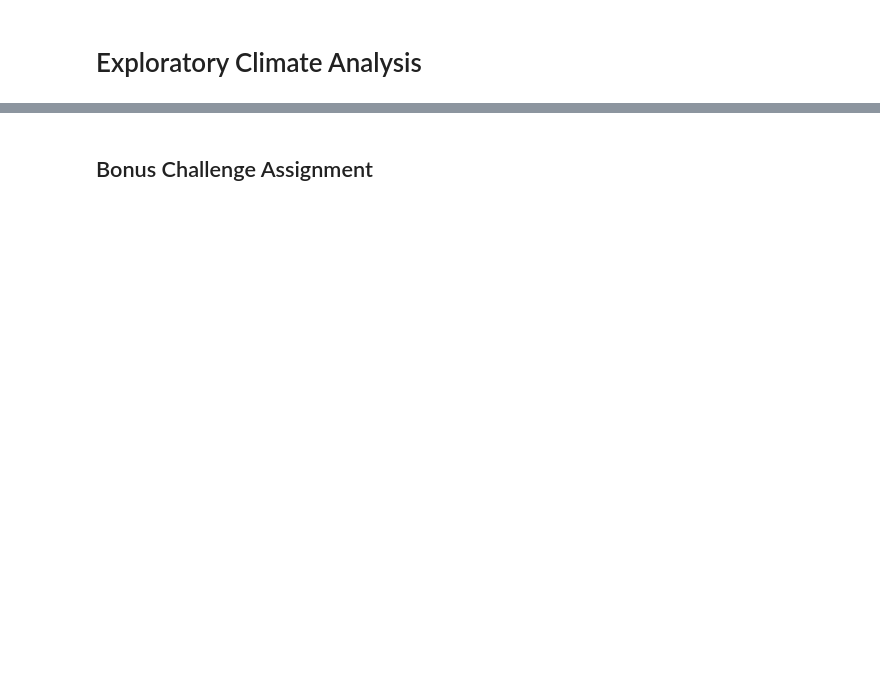
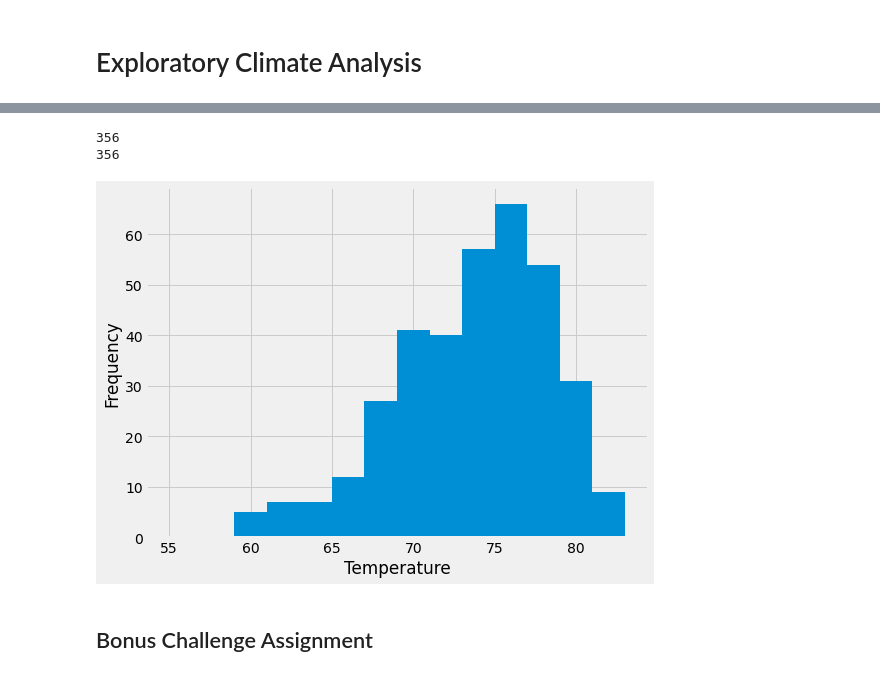
Before and after one commit to travisb98/Climate_Analysis, a Jupyter notebook: climate.ipynb, the cells around one changed output, grey strips where cells are left out. Drawn from its saved outputs; the diff is of its cells as text; code cells hidden in the pictures; blank space fills up the shorter version.

```diff
--- a/climate.ipynb
+++ b/climate.ipynb
@@ -131,34 +171,39 @@ station_summary_df
 # %%
 # Choose the station with the highest number of temperature observations.
 top_station=station_summary_df["station"][0]
 # Query the last 12 months of temperature observation data for this station and plot the results as a histogram
 
 ### find the first and last date we'll be plotting
-#######do i need to change this to filter for the top station id????
-top_last_date = dt.datetime.strptime(session.query(mt.date,mt.tobs).order_by(mt.date.desc()).first()[0],'%Y-%m-%d')
+top_last_date = dt.datetime.strptime(session.query(mt.date,mt.tobs).filter(mt.station==top_station).order_by(mt.date.desc()).first()[0],'%Y-%m-%d')
+
+
 top_first_date = top_last_date - dt.timedelta(days=365)
 
 
 ##### using the first and last date for the top station, query the temp data
 
 top_station_temps_df=pd.DataFrame(session.query(mt.date,mt.tobs).filter(mt.station==top_station,mt.date>top_first_date).all())
 ###making the date he index
 top_station_temps_df.set_index('date',inplace=True)
 
 
 print(len(top_station_temps_df))
 top_station_temps_df.dropna(inplace=True)
 
 
 
 bin=np.arange(55,85,2)
 bin
 print(len(top_station_temps_df))
 fig,ax=plt.subplots(figsize=(8,6))
-ax.hist(top_station_temps.tobs,bins=bin)
+ax.hist(top_station_temps_df.tobs,bins=bin)
 plt.xlabel("Temperature")
 plt.ylabel("Frequency")
 plt.show()
+# %% [output]
+356
+356
+[figure, added]
 # %% [markdown]
 ## Bonus Challenge Assignment
 # %%
```
Also changed, not shown: parts of 7 cells of this notebook, 1 other file.
